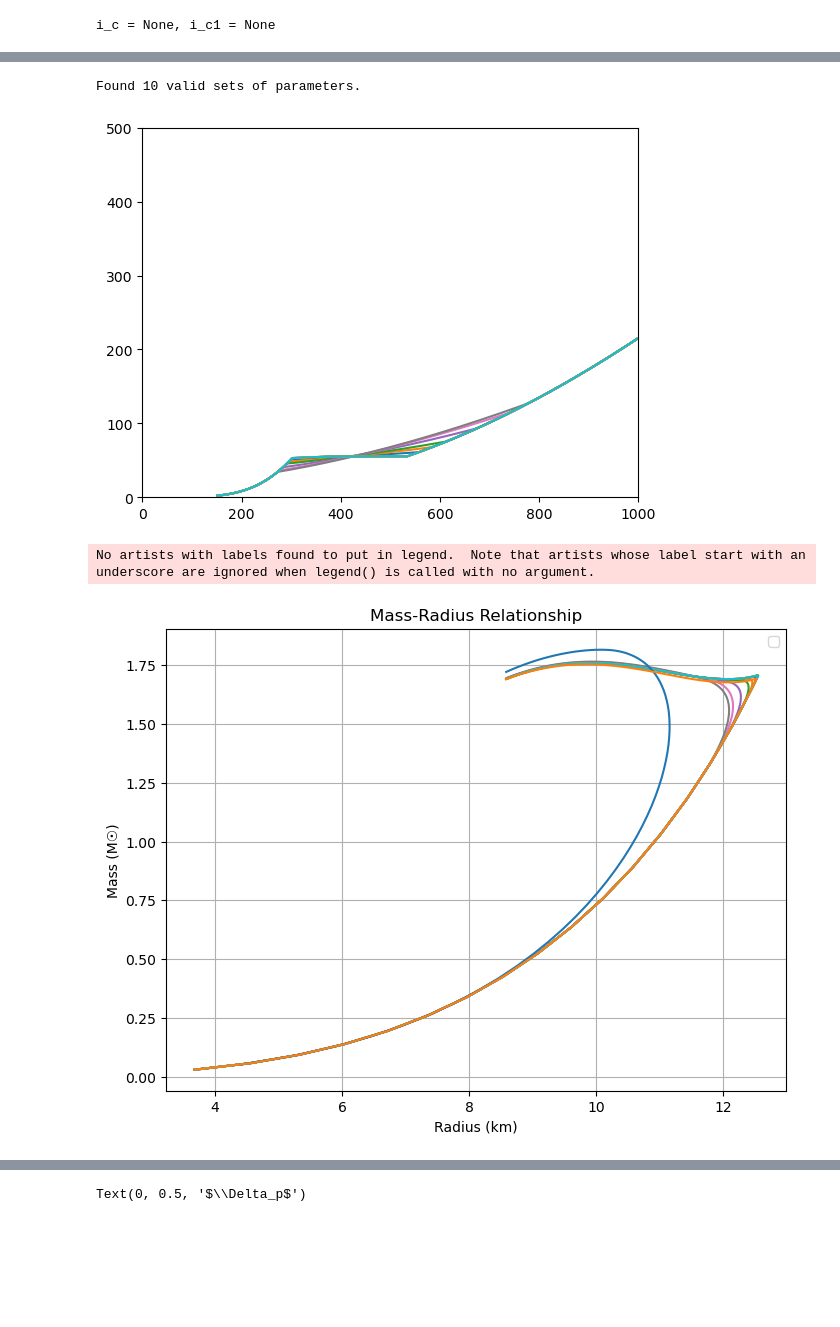
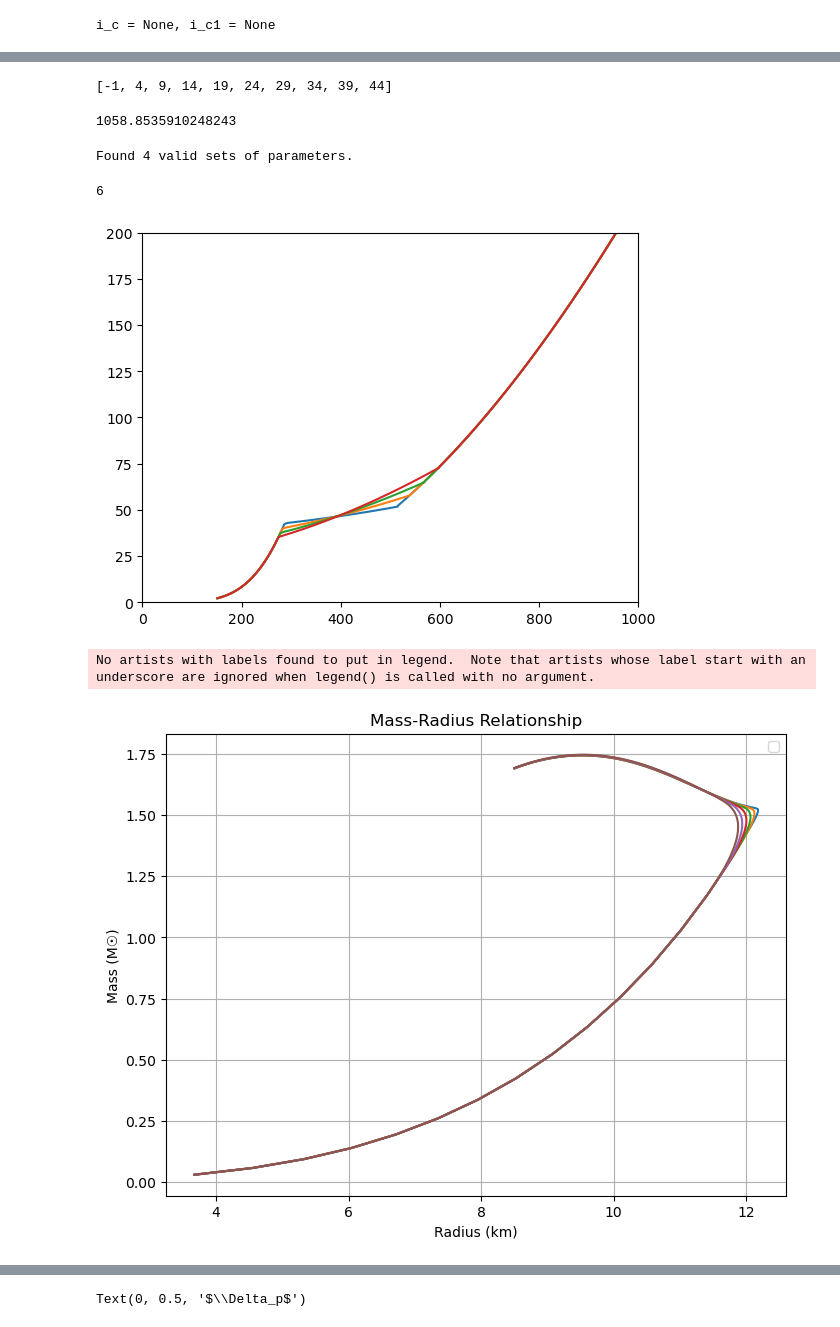
Before and after one commit to katta626/Phase_Transition, a Jupyter notebook: code/Relation_Codes/Different_Transition point.ipynb, the cells around one changed output, grey strips where cells are left out. Saved outputs shown, nothing was run; the diff lists cells and outputs as text; code cells hidden in the pictures; blank space fills up the shorter version.

```diff
--- a/code/Relation_Codes/Different_Transition point.ipynb
+++ b/code/Relation_Codes/Different_Transition point.ipynb
@@ -686,7 +684,10 @@ def find_valid_parameters(delta_P_arr, y_intersect, x_intersect, p_total, mu_tot
     P_h_int_func = interpolate.interp1d(x1, y1, fill_value="extrapolate")
     P_q_int_func = interpolate.interp1d(x2, y2, fill_value="extrapolate")
 
-    mu_new = np.linspace(1050, 1385, 1000)
+    mu_start = x_intersect-100
+    mu_end = x_intersect+100
+
+    mu_new = np.linspace(mu_start, mu_end, 1000)
     P_had_array = P_h_int_func(mu_new)
     P_quark_array = P_q_int_func(mu_new)
     #plt.plot(x1,y1)
@@ -742,4 +776,12 @@ delta_P_arr = [0.01, 0.02, 0.03, 0.04, 0.05, 0.06, 0.07, 0.08, 0.09, 0.10]
+# %%
+j_list
+# %% [output]
+[-1, 4, 9, 14, 19, 24, 29, 34, 39, 44]
+# %%
+mu_crit[4]
+# %% [output]
+1058.8535910248243
 # %%
 A, B, mu_c_h_arr, mu_c_q_arr, P_c_h_arr, P_c_q_arr, delta_P_found = find_valid_parameters(delta_P_arr, P_crit[40], mu_crit[40], p_total[40], mu_total[40])
 # %% [output]
-Found 10 valid sets of parameters.
+Found 4 valid sets of parameters.
@@ -779,37 +788,43 @@ def mixed_phase(mu_total, p_total,n_total, A, B, mu_c_h_arr, mu_c_q_arr, P_c_h_a
 # %%
 P_arr_dp, E_arr_dp, number_density_dp, mu_arr_dp = mixed_phase(mu_total[40], p_total[40], n_total_1[40], A, B, mu_c_h_arr, mu_c_q_arr, P_c_h_arr, P_c_q_arr, mu_crit[40], P_crit[40])
+# %%
+len(E_arr_dp)
+# %% [output]
+6
 # %%
-for i in range(10):
+for i in range(4):
     plt.plot(E_arr_dp[i],P_arr_dp[i])
 plt.xlim(0,1000)
-plt.ylim(0,500)
+plt.ylim(0,200)
 plt.show()
 # %% [output]
-[figure, old version]
+[figure, new version]
+# %%
+delta_P_arr = [0.01, 0.015, 0.02, 0.025, 0.03, 0.035, 0.04, 0.045, 0.05, 0.055, 0.06]
 # %%
 radii, masses, compacts, love_nums = [0]*len(delta_P_arr), [0]*len(delta_P_arr), [0]*len(delta_P_arr), [0]*len(delta_P_arr)
 # %%
-for i in range(10):
+for i in range(len(E_arr_dp)):
     radii[i], masses[i], compacts[i], love_nums[i] = generate_mr_curve(E_arr_dp[i], P_arr_dp[i])
 # %%
 plt.figure(figsize=(8, 6))
 
-for i in range(10):
+for i in range(len(masses)):
     plt.plot(radii[i], masses[i])
-plt.plot(r1, m1)
-plt.plot(r2,m2)
+#plt.plot(r1, m1)
+#plt.plot(r2,m2)
 
 # Labels and legend
 plt.ylabel("Mass (M☉)")
 plt.xlabel("Radius (km)")
 plt.legend()
 plt.title("Mass-Radius Relationship")
 plt.grid(True)
 
 plt.show()
 # %% [output]
 No artists with labels found to put in legend.  Note that artists whose label start with an underscore are ignored when legend() is called with no argument.
-[figure, old version]
+[figure, new version]
 # %%
 def check_twins(mass):
     for i in range(len(mass)-2):
```
Also changed, not shown: parts of 29 cells of this notebook, 3 other files.
